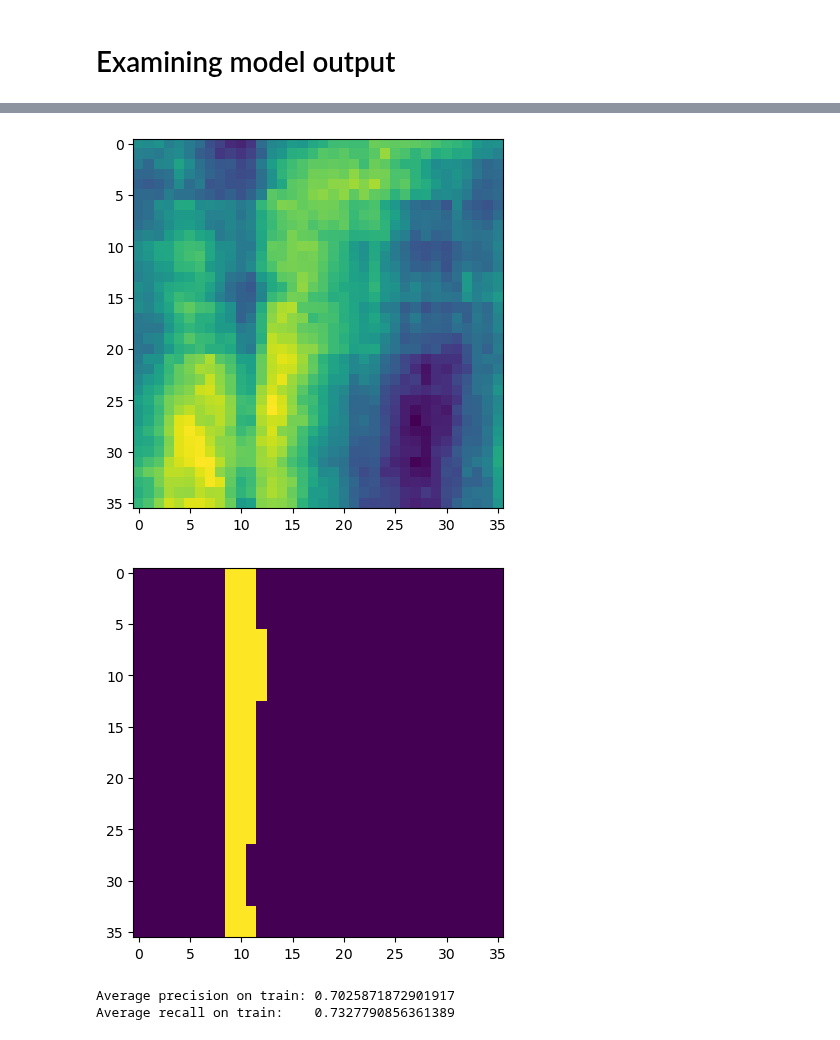
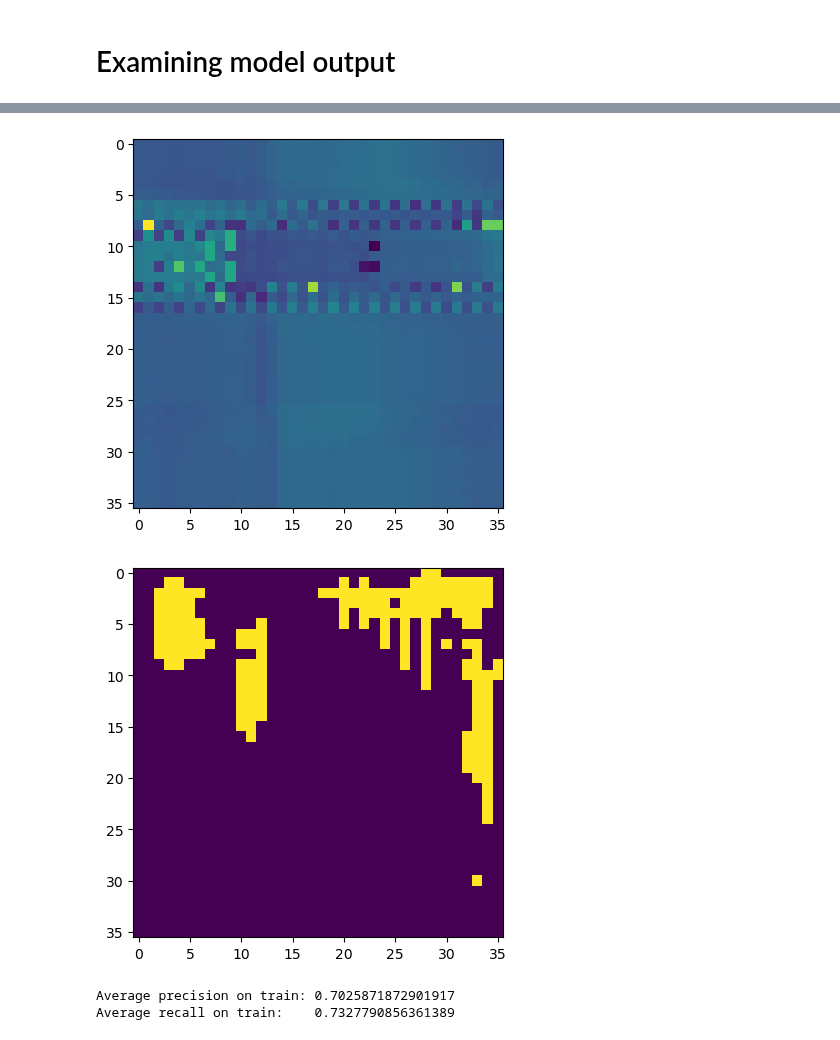
Before and after one commit to EllingtonKirby/Pipe-Corrosion-Detection, a Jupyter notebook: evaluation.ipynb, the cells around one changed output, grey strips where cells are left out. Saved outputs shown, nothing was run; the diff lists cells and outputs as text; code cells hidden in the pictures.

```diff
--- a/evaluation.ipynb
+++ b/evaluation.ipynb
@@ -30,7 +30,7 @@ model = unet.UNet(n_channels=1, n_classes=1, n_steps=4, with_pl=True)
 # model = baseline.Baseline()
 # model = r2u_att.R2AttU_Net(img_ch=1, output_ch=1, t=2)
 # model = attunet.AttU_Net(img_ch=1, output_ch=1)
-model.load_state_dict(torch.load('./checkpoints/unet/unet_16.pt', map_location=torch.device('cpu')))
+model.load_state_dict(torch.load('./checkpoints/unet/unet_16_uda_1.pt', map_location=torch.device('cpu')))
 # model_B.load_state_dict(torch.load('./checkpoints/unet/unet_16_generator.pt', map_location=torch.device('cpu')))
 test_df = data_pipeline.build_test_dataframe(use_processed_images=False, limit_well_number=None)
 train_df = data_pipeline.build_dataframe(use_processed_images=False, limit_well_number=None)
@@ -39,8 +39,6 @@ X_test, X_names, X_train, Y_train, outliers = data_pipeline.build_test_dataloade
 
 test_dl = DataLoader(TensorDataset(X_test), batch_size=1)
 train_dl = DataLoader(TensorDataset(X_train, Y_train), batch_size=1)
-train_data = torch.from_numpy(np.vstack(train_df['data'].to_numpy()))
-train_data = torch.nan_to_num(train_data)
 # %% [markdown]
 # Examining model output
 # %%
@@ -54,7 +52,7 @@ plt.show()
 model.eval()
 # model_B.eval()
 with torch.no_grad():
-    out_1,_ = model(img)
+    out_1,_,_ = model(img)
     pred_1 = ((F.sigmoid(out_1) > .5)*1)
 
 plt.imshow(label.view(36, 36))
@@ -69,20 +67,20 @@ plt.show()
 # %%
-example = 28
+example = 0
 img = X_test[example].reshape(-1, 1, 36,36)
 
 plt.imshow(img.view(36, 36))
 plt.show()
 
 model.eval()
 with torch.no_grad():
-    out_1,_ = model(img)
+    out_1,_,_ = model(img)
     pred_1 = ((F.sigmoid(out_1) > .5)*1)
 
 plt.imshow(pred_1.view(36, 36))
 plt.show()
 # %% [output]
-[figure, old version]
+[figure, new version]
-[figure, old version]
+[figure, new version]
 # %%
 def precision_score_(groundtruth_mask, pred_mask):
     intersect = torch.sum(pred_mask*groundtruth_mask)
```
Also changed, not shown: parts of 1 cell of this notebook, 2 other files.
